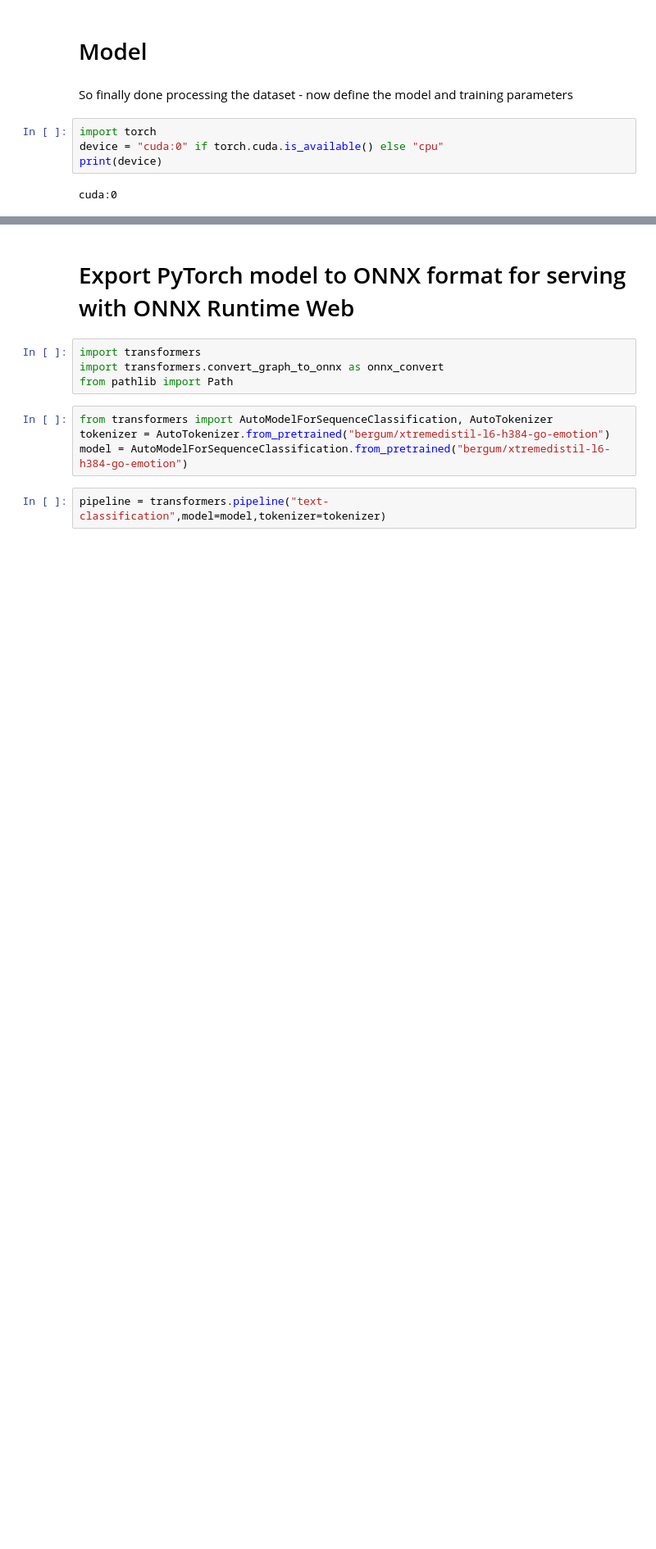
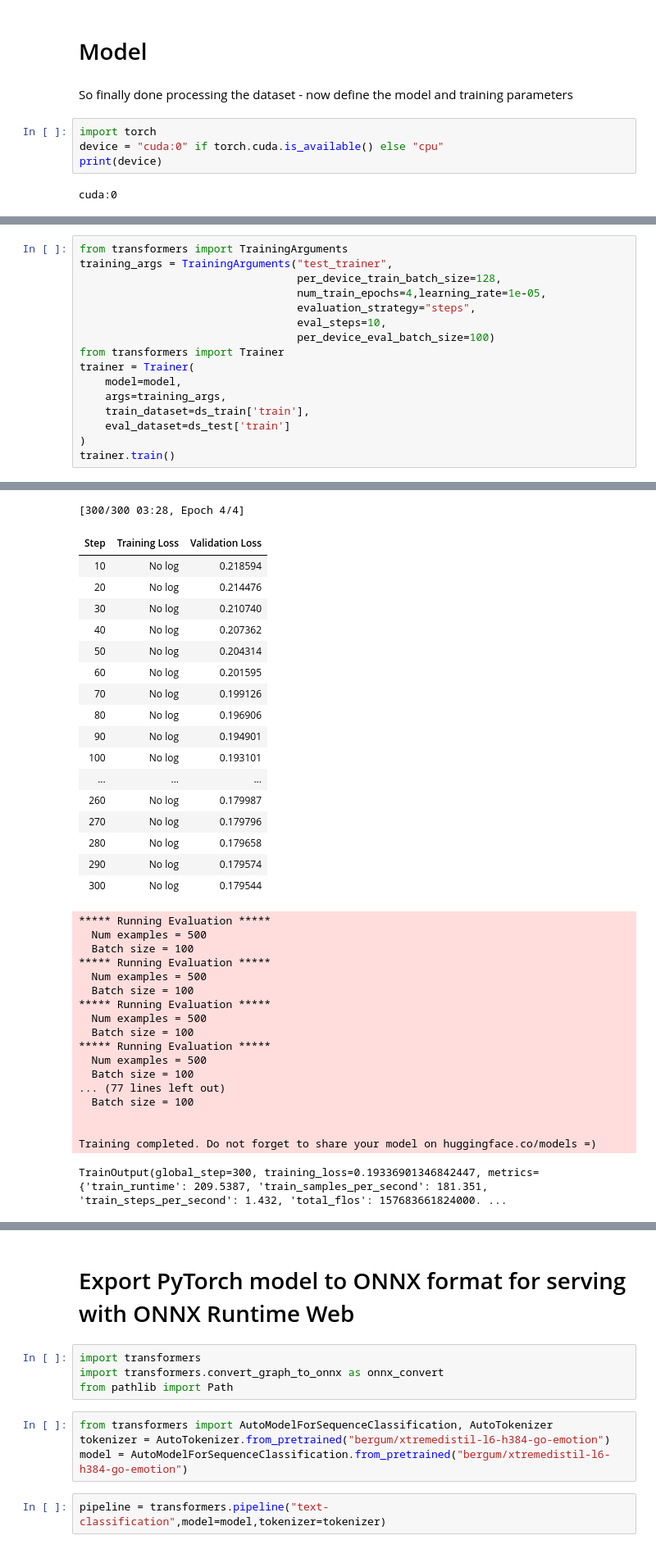
Before and after one commit to anselmwang/random_ml, a Jupyter notebook: ipynb/TrainGoEmotions.ipynb, the cells around one changed output, grey strips where cells are left out. Shown at 82% size. Cells and saved outputs as stored; diff of their text form; blank space fills up the shorter version.

```diff
--- a/ipynb/TrainGoEmotions.ipynb
+++ b/ipynb/TrainGoEmotions.ipynb
@@ -158,0 +248,17 @@ TrainOutput(global_step=316, training_loss=0.36887263044526303, metrics={'train_
+# %%
+from transformers import TrainingArguments
+training_args = TrainingArguments("test_trainer",
+                                  per_device_train_batch_size=128,
+                                  num_train_epochs=4,learning_rate=1e-05,
+                                  evaluation_strategy="steps",
+                                  eval_steps=10,
+                                  per_device_eval_batch_size=100)
+from transformers import Trainer
+trainer = Trainer(
+    model=model,
+    args=training_args,
+    train_dataset=ds_train['train'],
+    eval_dataset=ds_test['train']
+)
+trainer.train()
+# %% [output]
@@ -159,2 +274,38 @@ TrainOutput(global_step=316, training_loss=0.36887263044526303, metrics={'train_
+[300/300 03:28, Epoch 4/4]
+| Step | Training Loss | Validation Loss |
+| 10 | No log | 0.218594 |
+| 20 | No log | 0.214476 |
+| 30 | No log | 0.210740 |
+| 40 | No log | 0.207362 |
+| 50 | No log | 0.204314 |
+| 60 | No log | 0.201595 |
+| 70 | No log | 0.199126 |
+| 80 | No log | 0.196906 |
+| 90 | No log | 0.194901 |
+| 100 | No log | 0.193101 |
+| ... | ... | ... |
+| 260 | No log | 0.179987 |
+| 270 | No log | 0.179796 |
+| 280 | No log | 0.179658 |
+| 290 | No log | 0.179574 |
+| 300 | No log | 0.179544 |
+***** Running Evaluation *****
+  Num examples = 500
+  Batch size = 100
+***** Running Evaluation *****
+  Num examples = 500
+  Batch size = 100
+***** Running Evaluation *****
+  Num examples = 500
+  Batch size = 100
+***** Running Evaluation *****
+  Num examples = 500
+  Batch size = 100
+... (77 lines left out)
+  Batch size = 100
+
+
+Training completed. Do not forget to share your model on huggingface.co/models =)
+TrainOutput(global_step=300, training_loss=0.19336901346842447, metrics={'train_runtime': 209.5387, 'train_samples_per_second': 181.351, 'train_steps_per_second': 1.432, 'total_flos': 157683661824000. ...
 # %%
 import transformers
```
Also changed, not shown: parts of 15 cells of this notebook.
